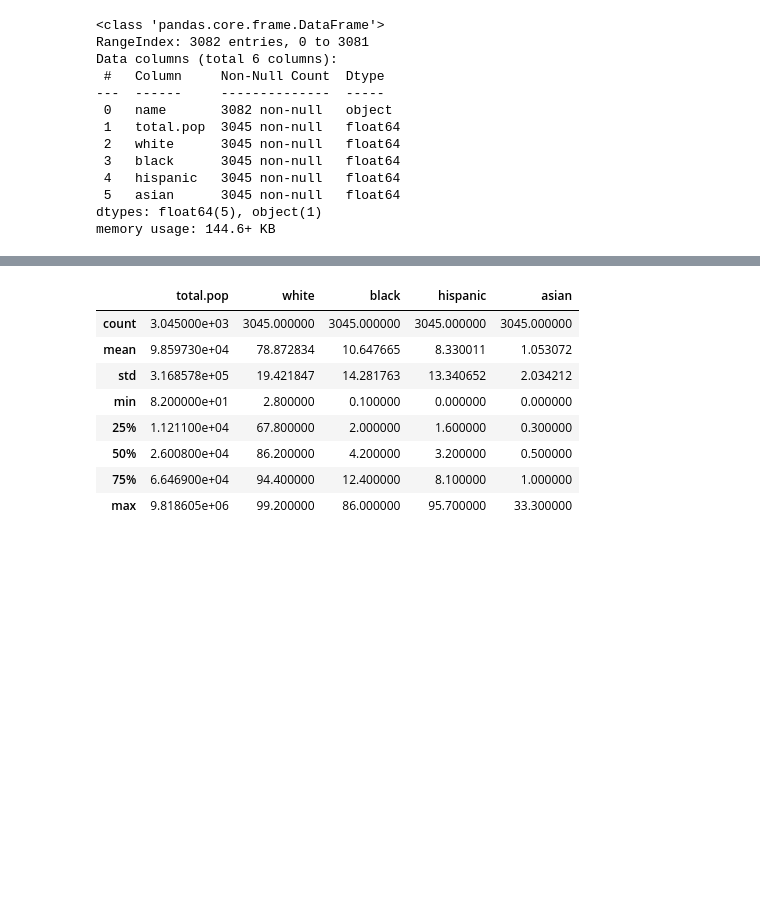
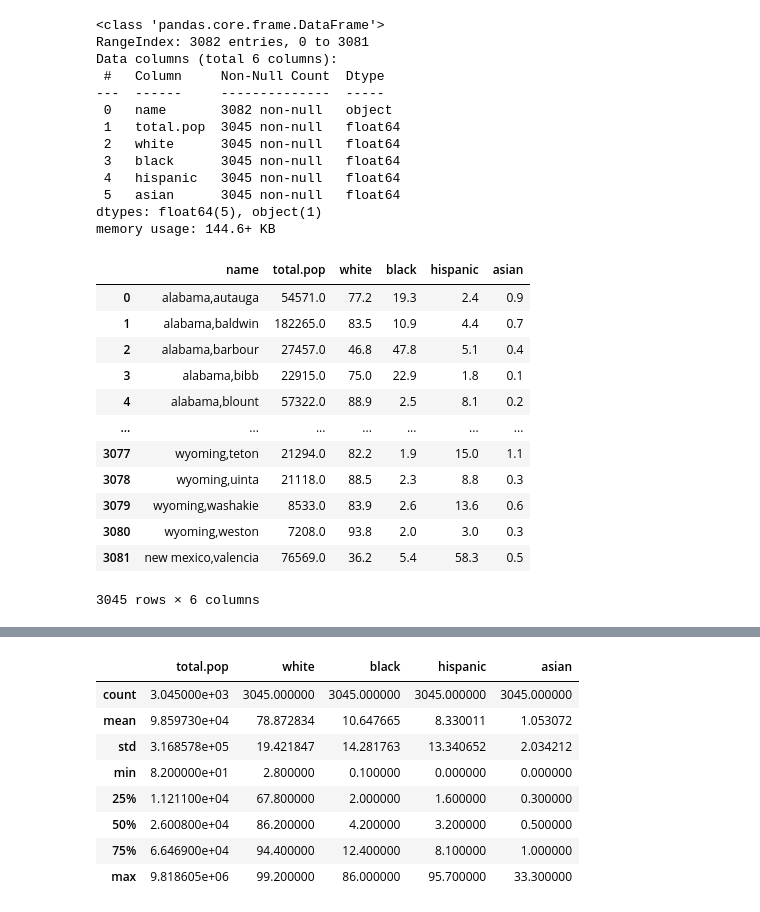
Before and after one commit to giocarro/Ciencia_de_datos, a Jupyter notebook: Pandas_tarea_1.ipynb, the cells around one changed output, grey strips where cells are left out. Drawn from its saved outputs; the diff is of its cells as text; code cells hidden in the pictures; blank space fills up the shorter version.

```diff
--- a/Pandas_tarea_1.ipynb
+++ b/Pandas_tarea_1.ipynb
@@ -70,3 +73,21 @@ Data columns (total 6 columns):
  5   asian      3045 non-null   float64
 dtypes: float64(5), object(1)
 memory usage: 144.6+ KB
+# %%
+#Data Frame sin filas de valores nulos
+df1 = df.dropna()
+df1
+# %% [output]
+|  | name | total.pop | white | black | hispanic | asian |
+| 0 | alabama,autauga | 54571.0 | 77.2 | 19.3 | 2.4 | 0.9 |
+| 1 | alabama,baldwin | 182265.0 | 83.5 | 10.9 | 4.4 | 0.7 |
+| 2 | alabama,barbour | 27457.0 | 46.8 | 47.8 | 5.1 | 0.4 |
+| 3 | alabama,bibb | 22915.0 | 75.0 | 22.9 | 1.8 | 0.1 |
+| 4 | alabama,blount | 57322.0 | 88.9 | 2.5 | 8.1 | 0.2 |
+| ... | ... | ... | ... | ... | ... | ... |
+| 3077 | wyoming,teton | 21294.0 | 82.2 | 1.9 | 15.0 | 1.1 |
+| 3078 | wyoming,uinta | 21118.0 | 88.5 | 2.3 | 8.8 | 0.3 |
+| 3079 | wyoming,washakie | 8533.0 | 83.9 | 2.6 | 13.6 | 0.6 |
+| 3080 | wyoming,weston | 7208.0 | 93.8 | 2.0 | 3.0 | 0.3 |
+| 3081 | new mexico,valencia | 76569.0 | 36.2 | 5.4 | 58.3 | 0.5 |
+3045 rows × 6 columns
```
Also changed, not shown: parts of 8 cells of this notebook.
